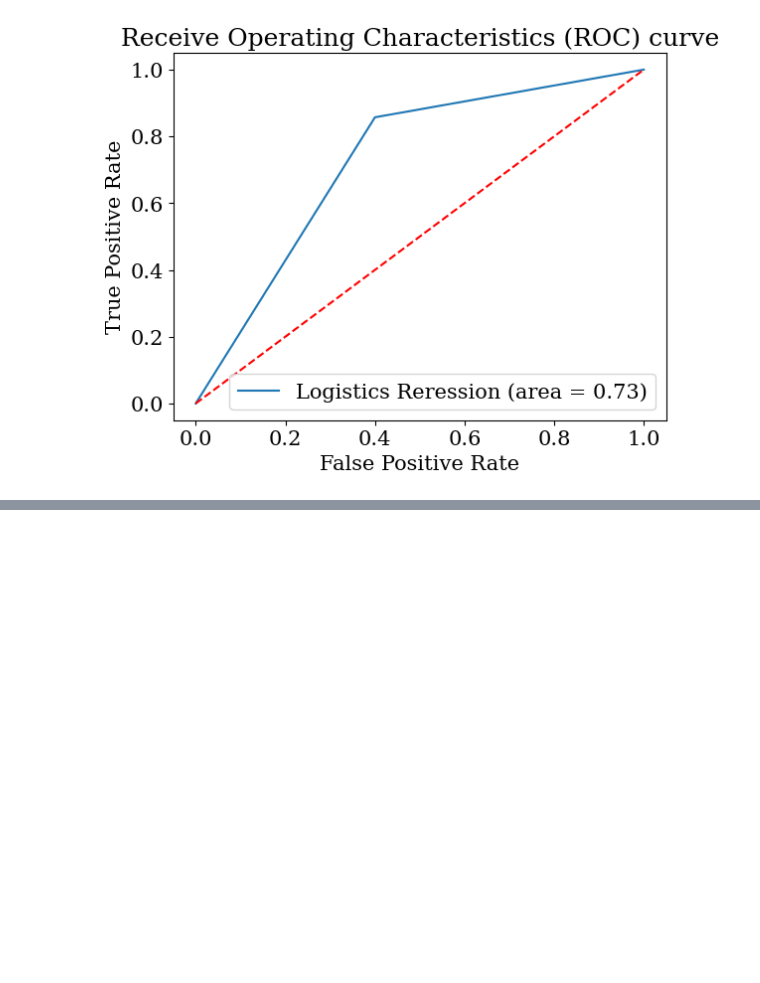
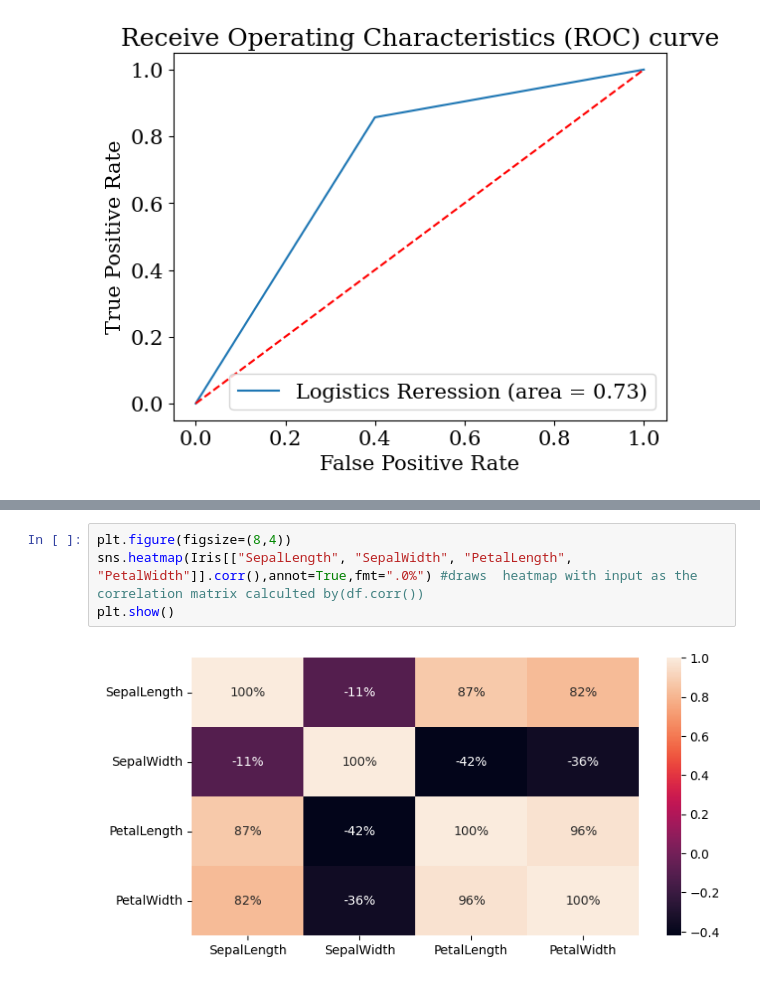
Before and after one commit to rahulbhadani/CPE490_590_Sp2025, a Jupyter notebook: Code/Chapter_08_Logistics_Regression.ipynb, the cells around one changed output, grey strips where cells are left out. Cells and saved outputs as stored; diff of their text form; blank space fills up the shorter version.

```diff
--- a/Code/Chapter_08_Logistics_Regression.ipynb
+++ b/Code/Chapter_08_Logistics_Regression.ipynb
@@ -370,0 +407,6 @@ plt.show()
+# %%
+plt.figure(figsize=(8,4))
+sns.heatmap(Iris[["SepalLength", "SepalWidth", "PetalLength", "PetalWidth"]].corr(),annot=True,fmt=".0%") #draws  heatmap with input as the correlation matrix calculted by(df.corr())
+plt.show()
+# %% [output]
+[figure, added]
```
Also changed, not shown: parts of 19 cells of this notebook.
